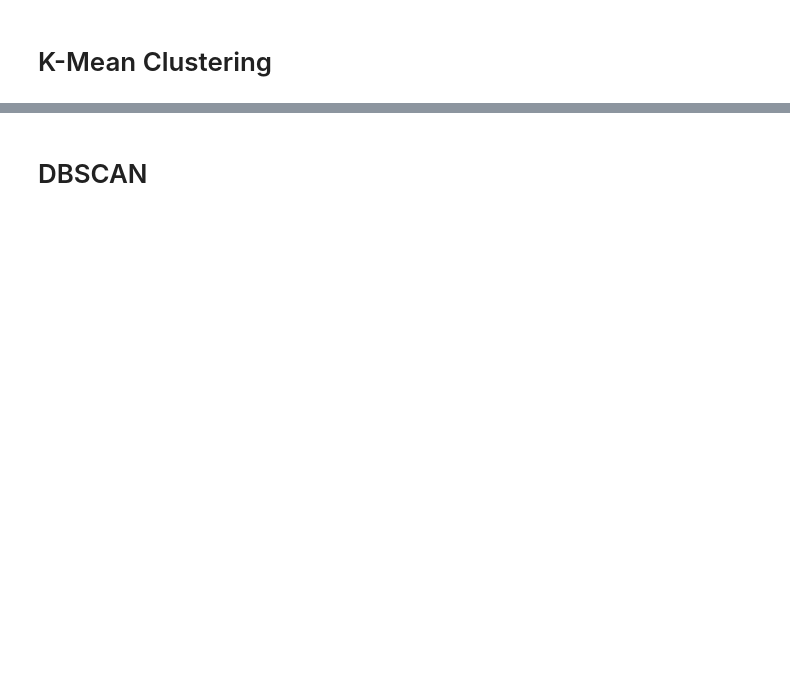
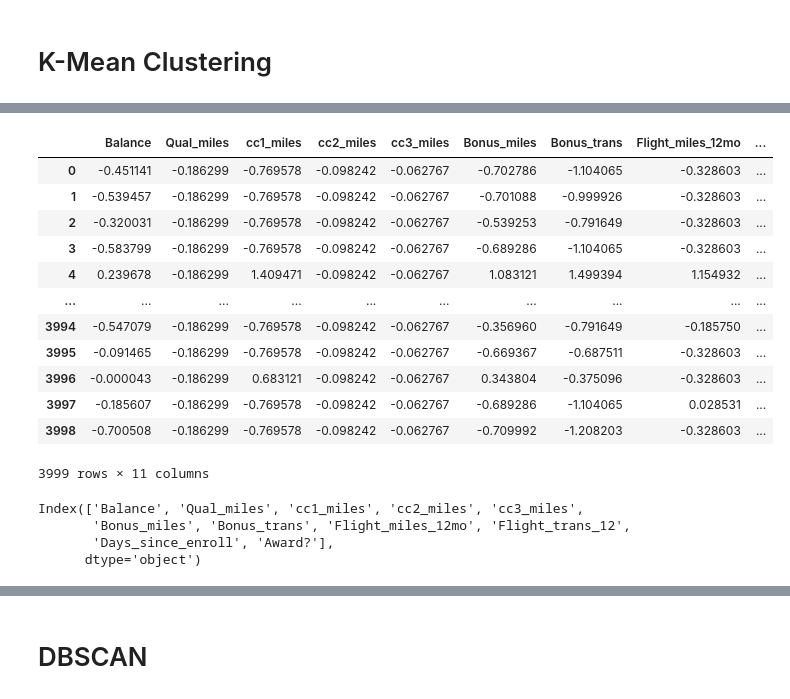
Before and after one commit to Nareshjanne123/Data-Science-Assignments, a Jupyter notebook: Clustering_for_EastWestAirlines_Data.ipynb, the cells around one changed output, grey strips where cells are left out. Saved outputs shown, nothing was run; the diff lists cells and outputs as text; code cells hidden in the pictures; blank space fills up the shorter version.

```diff
--- a/Clustering_for_EastWestAirlines_Data.ipynb
+++ b/Clustering_for_EastWestAirlines_Data.ipynb
@@ -76,0 +193,24 @@ df
+# %%
+df1=df.iloc[:,1:]
+df1
+# %% [output]
+|  | Balance | Qual_miles | cc1_miles | cc2_miles | cc3_miles | Bonus_miles | Bonus_trans | Flight_miles_12mo | ... |
+| 0 | -0.451141 | -0.186299 | -0.769578 | -0.098242 | -0.062767 | -0.702786 | -1.104065 | -0.328603 | ... |
+| 1 | -0.539457 | -0.186299 | -0.769578 | -0.098242 | -0.062767 | -0.701088 | -0.999926 | -0.328603 | ... |
+| 2 | -0.320031 | -0.186299 | -0.769578 | -0.098242 | -0.062767 | -0.539253 | -0.791649 | -0.328603 | ... |
+| 3 | -0.583799 | -0.186299 | -0.769578 | -0.098242 | -0.062767 | -0.689286 | -1.104065 | -0.328603 | ... |
+| 4 | 0.239678 | -0.186299 | 1.409471 | -0.098242 | -0.062767 | 1.083121 | 1.499394 | 1.154932 | ... |
+| ... | ... | ... | ... | ... | ... | ... | ... | ... | ... |
+| 3994 | -0.547079 | -0.186299 | -0.769578 | -0.098242 | -0.062767 | -0.356960 | -0.791649 | -0.185750 | ... |
+| 3995 | -0.091465 | -0.186299 | -0.769578 | -0.098242 | -0.062767 | -0.669367 | -0.687511 | -0.328603 | ... |
+| 3996 | -0.000043 | -0.186299 | 0.683121 | -0.098242 | -0.062767 | 0.343804 | -0.375096 | -0.328603 | ... |
+| 3997 | -0.185607 | -0.186299 | -0.769578 | -0.098242 | -0.062767 | -0.689286 | -1.104065 | 0.028531 | ... |
+| 3998 | -0.700508 | -0.186299 | -0.769578 | -0.098242 | -0.062767 | -0.709992 | -1.208203 | -0.328603 | ... |
+3999 rows × 11 columns
+# %%
+df1.columns
+# %% [output]
+Index(['Balance', 'Qual_miles', 'cc1_miles', 'cc2_miles', 'cc3_miles',
+       'Bonus_miles', 'Bonus_trans', 'Flight_miles_12mo', 'Flight_trans_12',
+       'Days_since_enroll', 'Award?'],
+      dtype='object')
```
Also changed, not shown: parts of 38 cells of this notebook.
